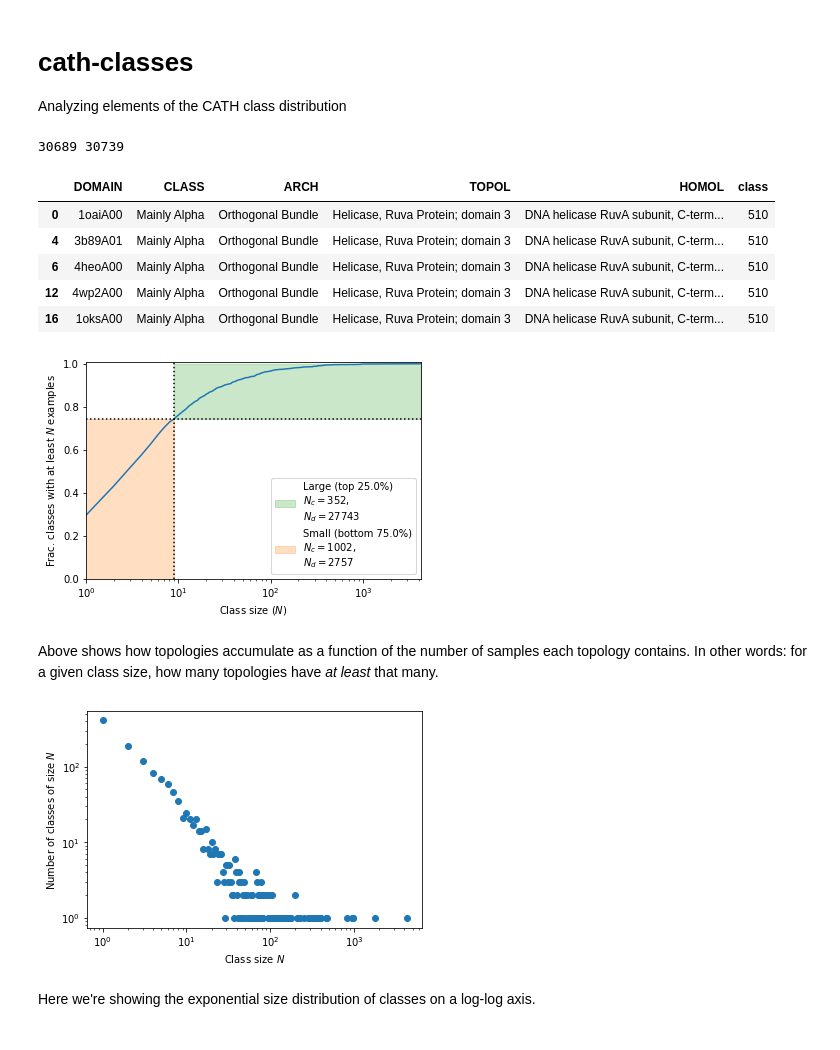
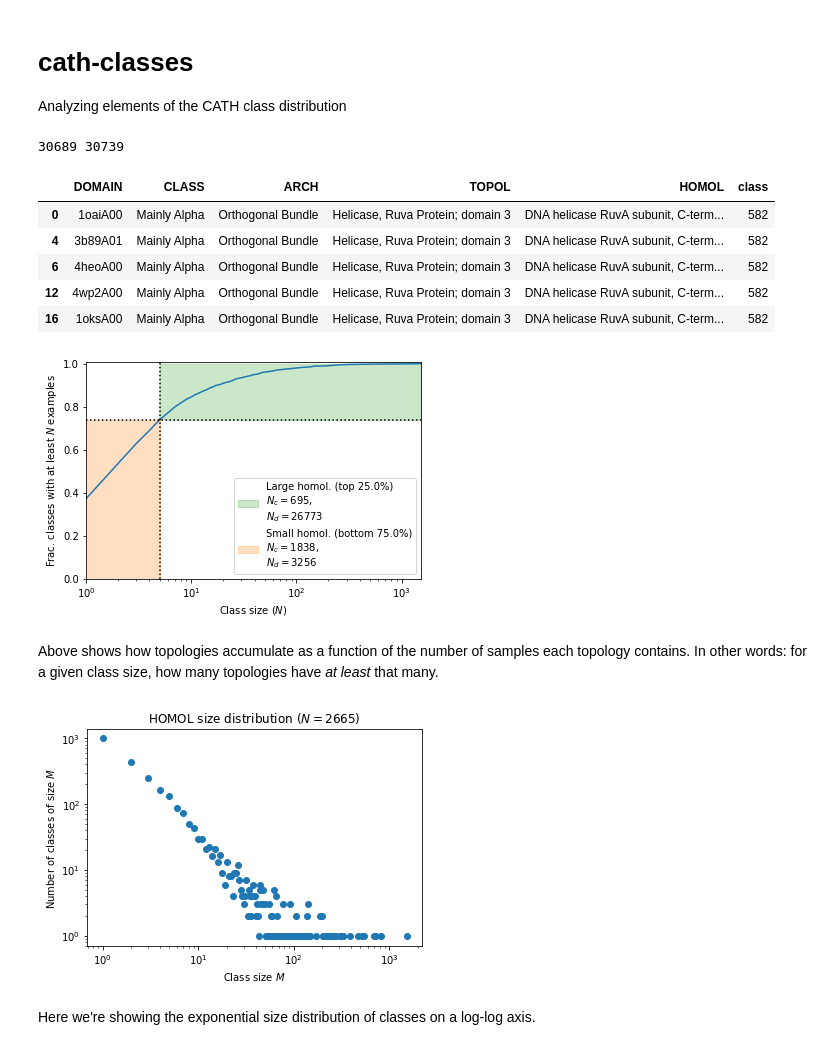
Before and after one commit to VGligorijevic/ProteinUniverse, a Jupyter notebook: ipynb/cath-classes.ipynb, the cells around one changed output. Saved outputs shown, nothing was run; the diff lists cells and outputs as text; code cells hidden in the pictures.

```diff
--- a/ipynb/cath-classes.ipynb
+++ b/ipynb/cath-classes.ipynb
@@ -10,9 +10,10 @@ import seaborn as sns
 import matplotlib.pyplot as plt
 from sklearn.metrics import confusion_matrix
 # %%
+LEVEL = 'HOMOL'
 cath_annotation_frame  = pd.read_table("../data/domain-classifications.tsv")
-cath_topol_idxmap = dict(map(lambda x: x[::-1], enumerate(sorted(cath_annotation_frame.TOPOL.unique()))))
-cath_annotation_frame['class'] = cath_annotation_frame.TOPOL.apply(cath_topol_idxmap.get)
+cath_topol_idxmap = dict(map(lambda x: x[::-1], enumerate(sorted(cath_annotation_frame[LEVEL].unique()))))
+cath_annotation_frame['class'] = cath_annotation_frame[LEVEL].apply(cath_topol_idxmap.get)
 
 with open("../data/cath-dataset-nonredundant-S40.list", 'r') as caths40:
     cath_s40_domains = list(map(lambda x: x.strip(), caths40))
@@ -23,11 +24,11 @@ cath_annotation_frame.head()
 # %% [output]
 30689 30739
 |  | DOMAIN | CLASS | ARCH | TOPOL | HOMOL | class |
-| 0 | 1oaiA00 | Mainly Alpha | Orthogonal Bundle | Helicase, Ruva Protein; domain 3 | DNA helicase RuvA subunit, C-term... | 510 |
-| 4 | 3b89A01 | Mainly Alpha | Orthogonal Bundle | Helicase, Ruva Protein; domain 3 | DNA helicase RuvA subunit, C-term... | 510 |
-| 6 | 4heoA00 | Mainly Alpha | Orthogonal Bundle | Helicase, Ruva Protein; domain 3 | DNA helicase RuvA subunit, C-term... | 510 |
-| 12 | 4wp2A00 | Mainly Alpha | Orthogonal Bundle | Helicase, Ruva Protein; domain 3 | DNA helicase RuvA subunit, C-term... | 510 |
-| 16 | 1oksA00 | Mainly Alpha | Orthogonal Bundle | Helicase, Ruva Protein; domain 3 | DNA helicase RuvA subunit, C-term... | 510 |
+| 0 | 1oaiA00 | Mainly Alpha | Orthogonal Bundle | Helicase, Ruva Protein; domain 3 | DNA helicase RuvA subunit, C-term... | 582 |
+| 4 | 3b89A01 | Mainly Alpha | Orthogonal Bundle | Helicase, Ruva Protein; domain 3 | DNA helicase RuvA subunit, C-term... | 582 |
+| 6 | 4heoA00 | Mainly Alpha | Orthogonal Bundle | Helicase, Ruva Protein; domain 3 | DNA helicase RuvA subunit, C-term... | 582 |
+| 12 | 4wp2A00 | Mainly Alpha | Orthogonal Bundle | Helicase, Ruva Protein; domain 3 | DNA helicase RuvA subunit, C-term... | 582 |
+| 16 | 1oksA00 | Mainly Alpha | Orthogonal Bundle | Helicase, Ruva Protein; domain 3 | DNA helicase RuvA subunit, C-term... | 582 |
 # %%
 vc    = cath_annotation_frame['class'].value_counts()
 # %%
@@ -59,8 +60,8 @@ def accumulate_topology_by_size_plot(ax, frac=0.75, alpha=0.25, label=None, titl
 
         pct_high, pct_low = frac*100, (1 - frac)*100
 
-        lb_lbl = f"Small (bottom {pct_high:0.1f}%)\n$N_c={nc_high}$,\n$N_d={n_high}$"
-        ub_lbl = f"Large (top {pct_low:0.1f}%)\n$N_c={nc_low}$,\n$N_d={n_low}$"
+        lb_lbl = f"Small {LEVEL.lower()}. (bottom {pct_high:0.1f}%)\n$N_c={nc_high}$,\n$N_d={n_high}$"
+        ub_lbl = f"Large {LEVEL.lower()}. (top {pct_low:0.1f}%)\n$N_c={nc_low}$,\n$N_d={n_low}$"
 
         # upper
         ax.fill_between(range(xval, max(unique_sizes)), closest, 1.,
@@ -85,19 +86,20 @@ ax.legend()
 plt.savefig("figs/accumulate_topology_by_size.png")
 plt.show()
 # %% [output]
-[figure, old version]
+[figure, new version]
 # %% [markdown]
 Above shows how topologies accumulate as a function of the number of samples each topology contains. In other words: for a given class size, how many topologies have _at least_ that many.
 # %%
 counts, values = zip(*sorted(Counter(vc.values).items(), key=lambda k: k[1], reverse=True))
 plt.scatter(counts, values)
-plt.xlabel("Class size $N$")
-plt.ylabel("Number of classes of size $N$")
+plt.xlabel("Class size $M$")
+plt.ylabel("Number of classes of size $M$")
+plt.title(f"{LEVEL} size distribution ($N={len(vc)}$)")
 plt.xscale('log')
 plt.yscale('log')
 plt.savefig("figs/cath_topology_size_distribution.png")
 # %% [output]
-[figure, old version]
+[figure, new version]
 # %% [markdown]
  Here we're showing the exponential size distribution of classes on a log-log axis.
 # %%
```
Also changed, not shown: parts of 3 cells of this notebook, 4 other files.
